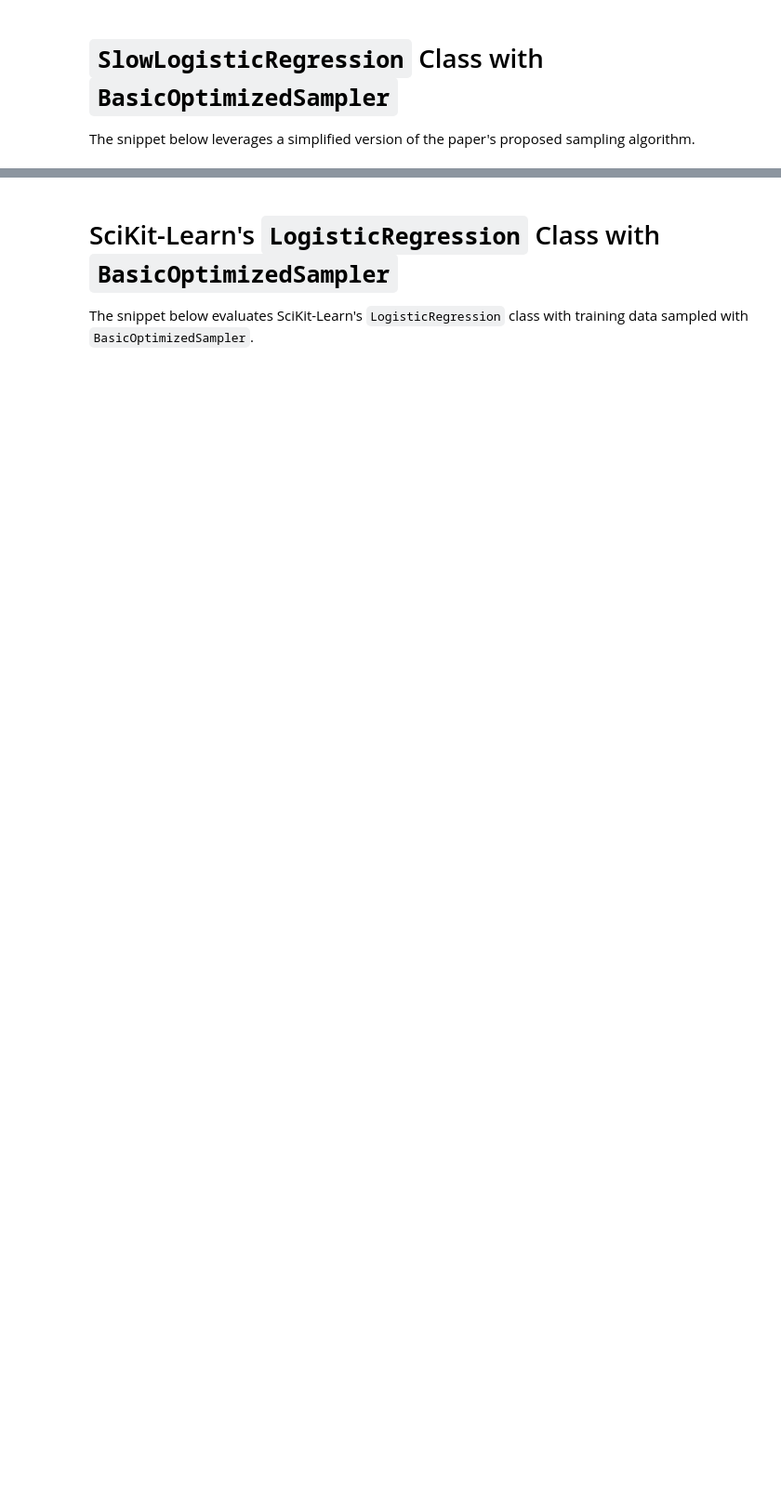
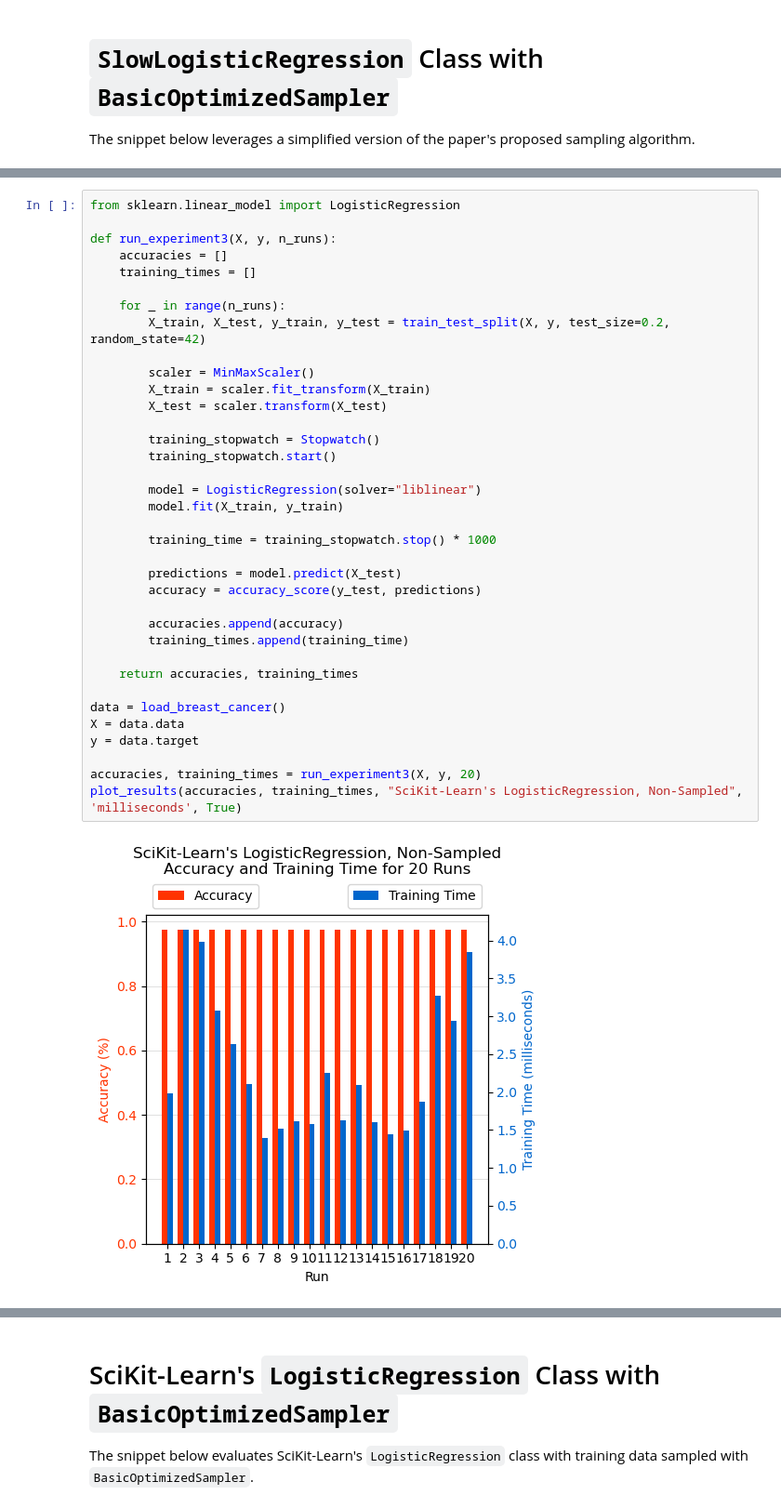
Before and after one commit to luizparente/logistic-regression, a Jupyter notebook: src/model_benchmarking.ipynb, the cells around one changed output, grey strips where cells are left out. Shown: that part at 93% size. Drawn from its saved outputs; the diff is of its cells as text; blank space fills up the shorter version.

```diff
--- a/src/model_benchmarking.ipynb
+++ b/src/model_benchmarking.ipynb
@@ -230,0 +222,38 @@ Prediction Time: 0.00008 seconds
+# %%
+from sklearn.linear_model import LogisticRegression
+
+def run_experiment3(X, y, n_runs):
+    accuracies = []
+    training_times = []
+
+    for _ in range(n_runs):
+        X_train, X_test, y_train, y_test = train_test_split(X, y, test_size=0.2, random_state=42)
+
+        scaler = MinMaxScaler()
+        X_train = scaler.fit_transform(X_train)
+        X_test = scaler.transform(X_test)
+
+        training_stopwatch = Stopwatch()
+        training_stopwatch.start()
+
+        model = LogisticRegression(solver="liblinear")
+        model.fit(X_train, y_train)
+
+        training_time = training_stopwatch.stop() * 1000
+
+        predictions = model.predict(X_test)
+        accuracy = accuracy_score(y_test, predictions)
+
+        accuracies.append(accuracy)
+        training_times.append(training_time)
+
+    return accuracies, training_times
+
+data = load_breast_cancer()
+X = data.data
+y = data.target
+
+accuracies, training_times = run_experiment3(X, y, 20)
+plot_results(accuracies, training_times, "SciKit-Learn's LogisticRegression, Non-Sampled", 'milliseconds', True)
+# %% [output]
+[figure, added]
```
Also changed, not shown: parts of 9 cells of this notebook.
